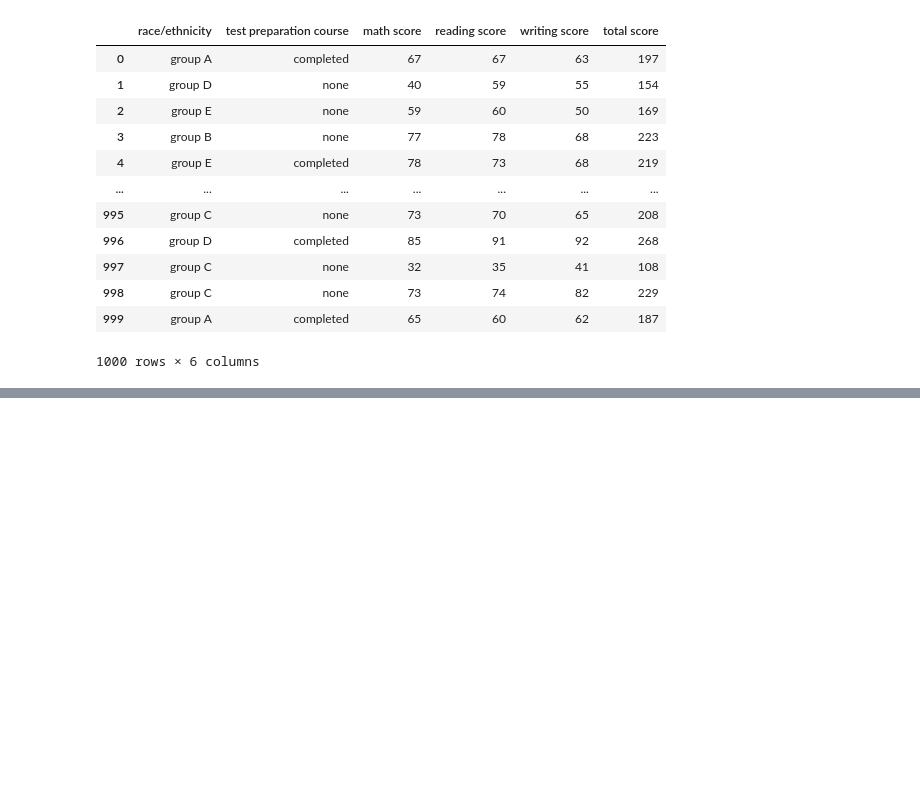
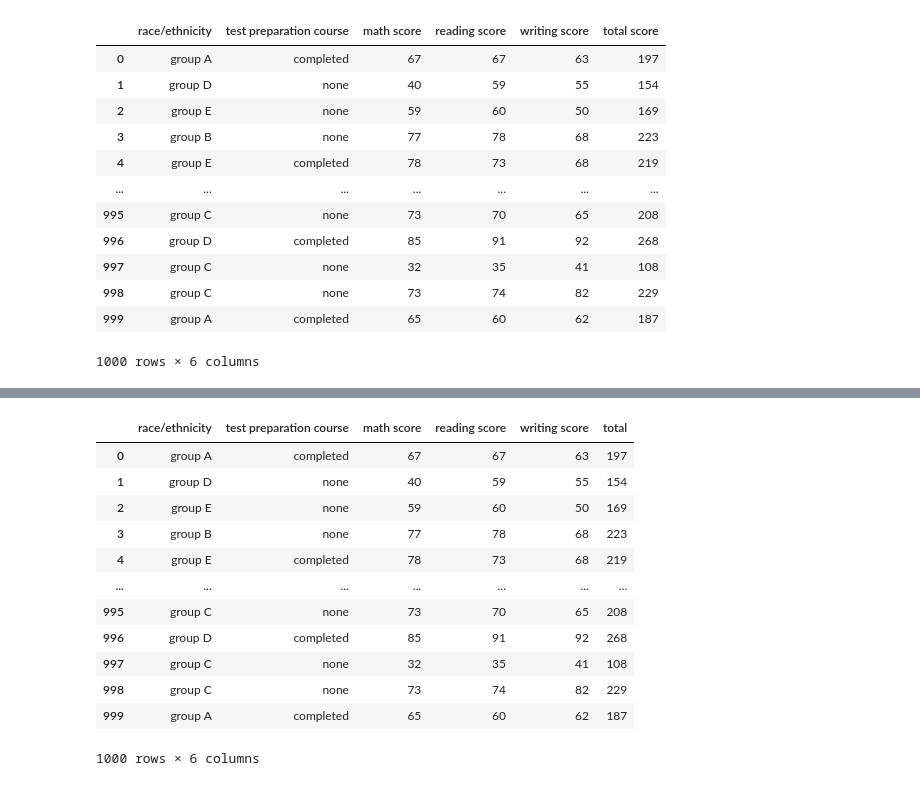
Before and after one commit to ubco-W2022T1-cosc301/project-group01, a Jupyter notebook: notebooks/analysis3.ipynb, the cells around one changed output, grey strips where cells are left out. Drawn from its saved outputs; the diff is of its cells as text; code cells hidden in the pictures; blank space fills up the shorter version.

```diff
--- a/notebooks/analysis3.ipynb
+++ b/notebooks/analysis3.ipynb
@@ -86,0 +134,32 @@ data.dropna()
+# %%
+
+def load_and_process(urlOrPath):
+    """
+    loads and processes data given a path parameter.
+    returns a dataset of a cleaned up dataset"""
+    dataF = (
+        pd.read_csv(urlOrPath)
+        .dropna()
+    )
+    finished=(dataF
+              .drop(columns = ['gender','lunch','parental level of education'])
+              .assign(total=d.iloc[:,[2,3,4]].sum(axis=1))
+    )
+    return finished
+
+d = load_and_process('../data/raw/exams.csv')
+d
+# %% [output]
+|  | race/ethnicity | test preparation course | math score | reading score | writing score | total |
+| 0 | group A | completed | 67 | 67 | 63 | 197 |
+| 1 | group D | none | 40 | 59 | 55 | 154 |
+| 2 | group E | none | 59 | 60 | 50 | 169 |
+| 3 | group B | none | 77 | 78 | 68 | 223 |
+| 4 | group E | completed | 78 | 73 | 68 | 219 |
+| ... | ... | ... | ... | ... | ... | ... |
+| 995 | group C | none | 73 | 70 | 65 | 208 |
+| 996 | group D | completed | 85 | 91 | 92 | 268 |
+| 997 | group C | none | 32 | 35 | 41 | 108 |
+| 998 | group C | none | 73 | 74 | 82 | 229 |
+| 999 | group A | completed | 65 | 60 | 62 | 187 |
+1000 rows × 6 columns
```
Also changed, not shown: parts of 7 cells of this notebook, 1 other file.
